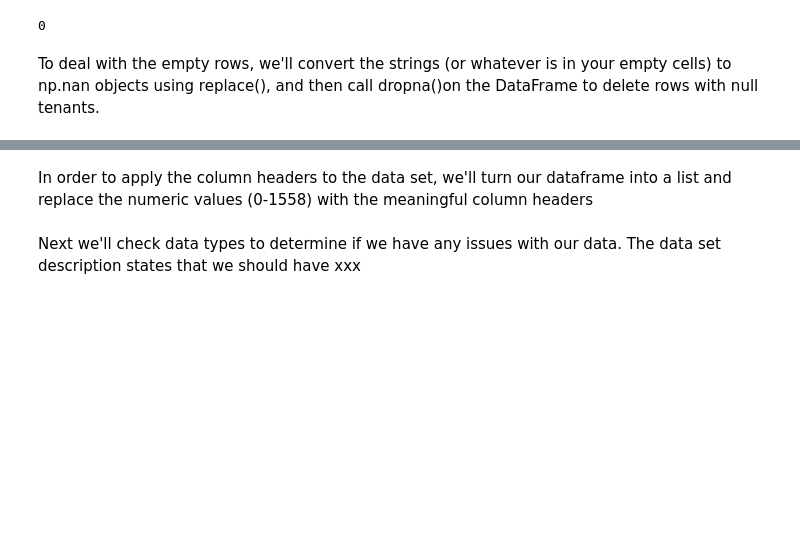
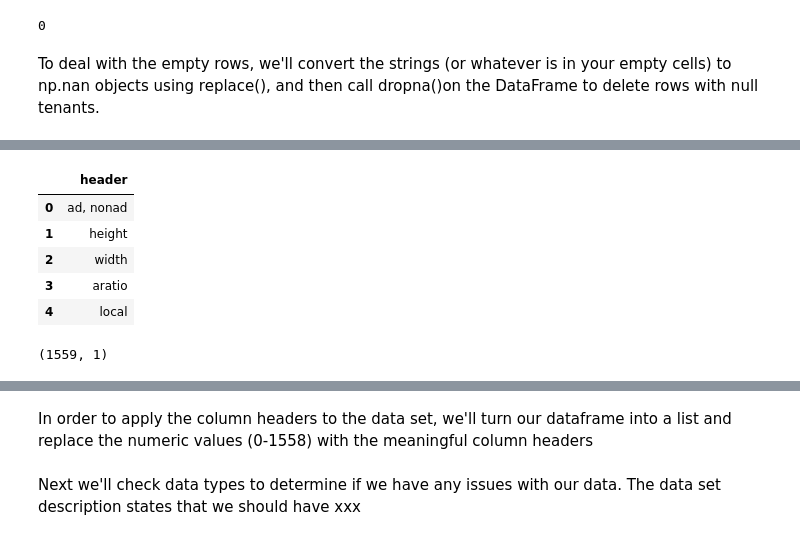
Before and after one commit to ryanarbow/uw_data_science, a Jupyter notebook: Ad_Analysis/Ad_Analysis_Data_Prep.ipynb, the cells around one changed output, grey strips where cells are left out. Cells and saved outputs as stored; diff of their text form; code cells hidden in the pictures; blank space fills up the shorter version.

```diff
--- a/Ad_Analysis/Ad_Analysis_Data_Prep.ipynb
+++ b/Ad_Analysis/Ad_Analysis_Data_Prep.ipynb
@@ -146,0 +132,13 @@ ad_names.dropna(subset=['header'], inplace=True)
+# %%
+ad_names.head()
+# %% [output]
+|  | header |
+| 0 | ad, nonad |
+| 1 | height |
+| 2 | width |
+| 3 | aratio |
+| 4 | local |
+# %%
+ad_names.shape
+# %% [output]
+(1559, 1)
```
Also changed, not shown: parts of 9 cells of this notebook.
